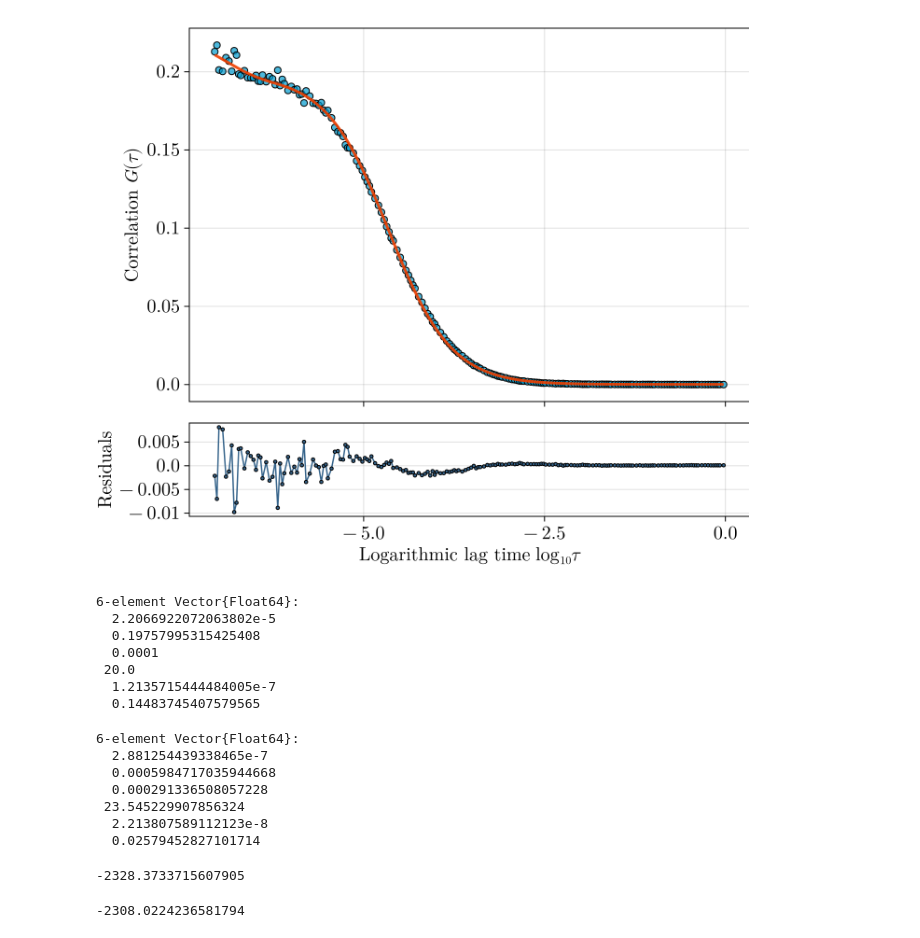
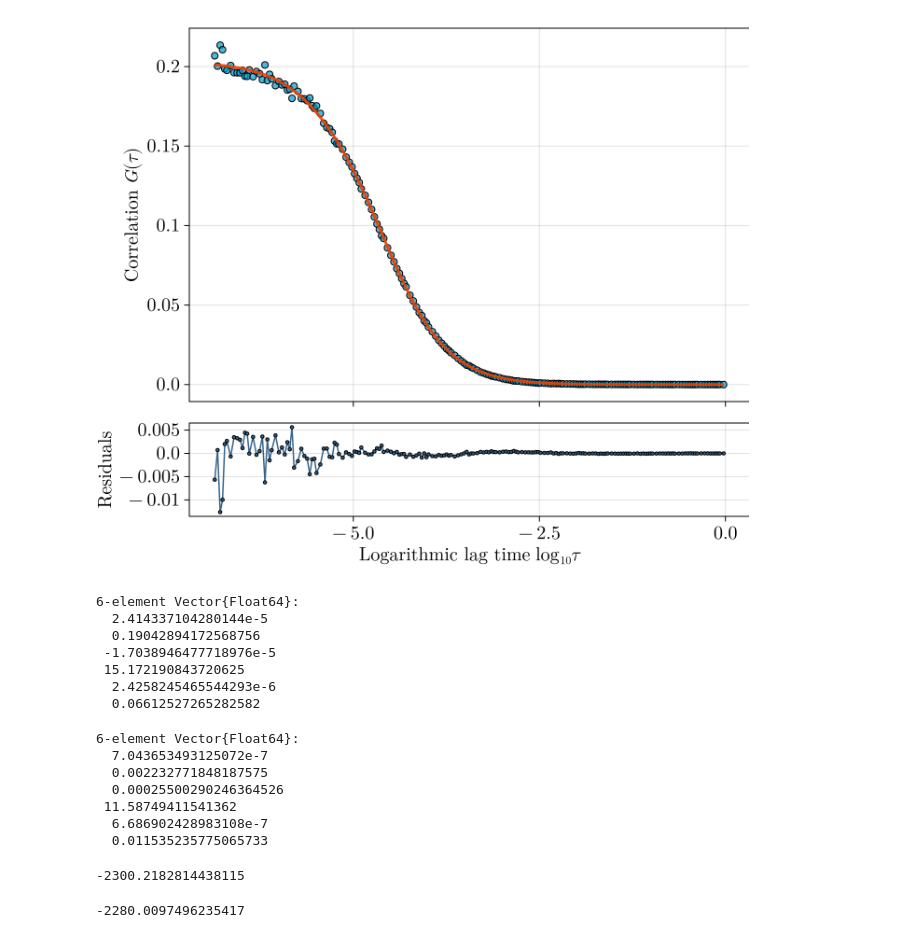
Before and after one commit to LabGradinaru/FluorescenceCorrelationFitting.jl, a Jupyter notebook: examples/fitting.ipynb, the cells around one changed output. Drawn from its saved outputs; the diff is of its cells as text; code cells hidden in the pictures.

```diff
--- a/examples/fitting.ipynb
+++ b/examples/fitting.ipynb
@@ -4,7 +4,7 @@ using DelimitedFiles
 # %%
 data = readdlm(raw"Rhodamine.txt");
 # %%
-start_idx = 30
+start_idx = 35
 end_idx = 217
 
 times = data[start_idx:end_idx,1]
@@ -17,35 +17,35 @@ stddev2 = data[start_idx:end_idx,7]
 stddev3 = data[start_idx:end_idx,8]
 stddev4 = data[start_idx:end_idx,9];
 # %%
-fig, fit, scale = fcs_plot(fcs_3d, times, corr3, [1e-4, 0.2, 0.0, 5], wt=1 ./ stddev3.^2, lower = [1e-5, 0.1, -1e-4, 1, upper = [1e-3, 0.3, 1e-4, 20])
+fig, fit, scale = fcs_plot(fcs_3d, times, corr3, [1e-4, 0.2, 0.0, 5, 1e-7, 0.1], wt=1 ./ stddev3.^2, lower = [1e-5, 0.1, -1e-4, 1, 1e-8, 0.0], upper = [1e-3, 0.3, 1e-4, 20, 1e-4, 0.5])
 fig
 # %% [output]
-[figure, old version]
+[figure, new version]
 # %%
 FCSFitting.parameters(fit, scale)
 # %% [output]
 6-element Vector{Float64}:
-  2.2066922072063802e-5
-  0.19757995315425408
-  0.0001
- 20.0
-  1.2135715444484005e-7
-  0.14483745407579565
+  2.414337104280144e-5
+  0.19042894172568756
+ -1.7038946477718976e-5
+ 15.172190843720625
+  2.4258245465544293e-6
+  0.06612527265282582
 # %%
 FCSFitting.errors(fit, scale)
 # %% [output]
 6-element Vector{Float64}:
-  2.881254439338465e-7
-  0.0005984717035944668
-  0.000291336508057228
- 23.545229907856324
-  2.213807589112123e-8
-  0.02579452827101714
+  7.043653493125072e-7
+  0.002232771848187575
+  0.00025500290246364526
+ 11.58749411541362
+  6.686902428983108e-7
+  0.011535235775065733
 # %%
 FCSFitting.aic(fit)
 # %% [output]
--2328.3733715607905
+-2300.2182814438115
 # %%
 FCSFitting.bic(fit)
 # %% [output]
--2308.0224236581794
+-2280.0097496235417
```
Also changed, not shown: 1 other file.
